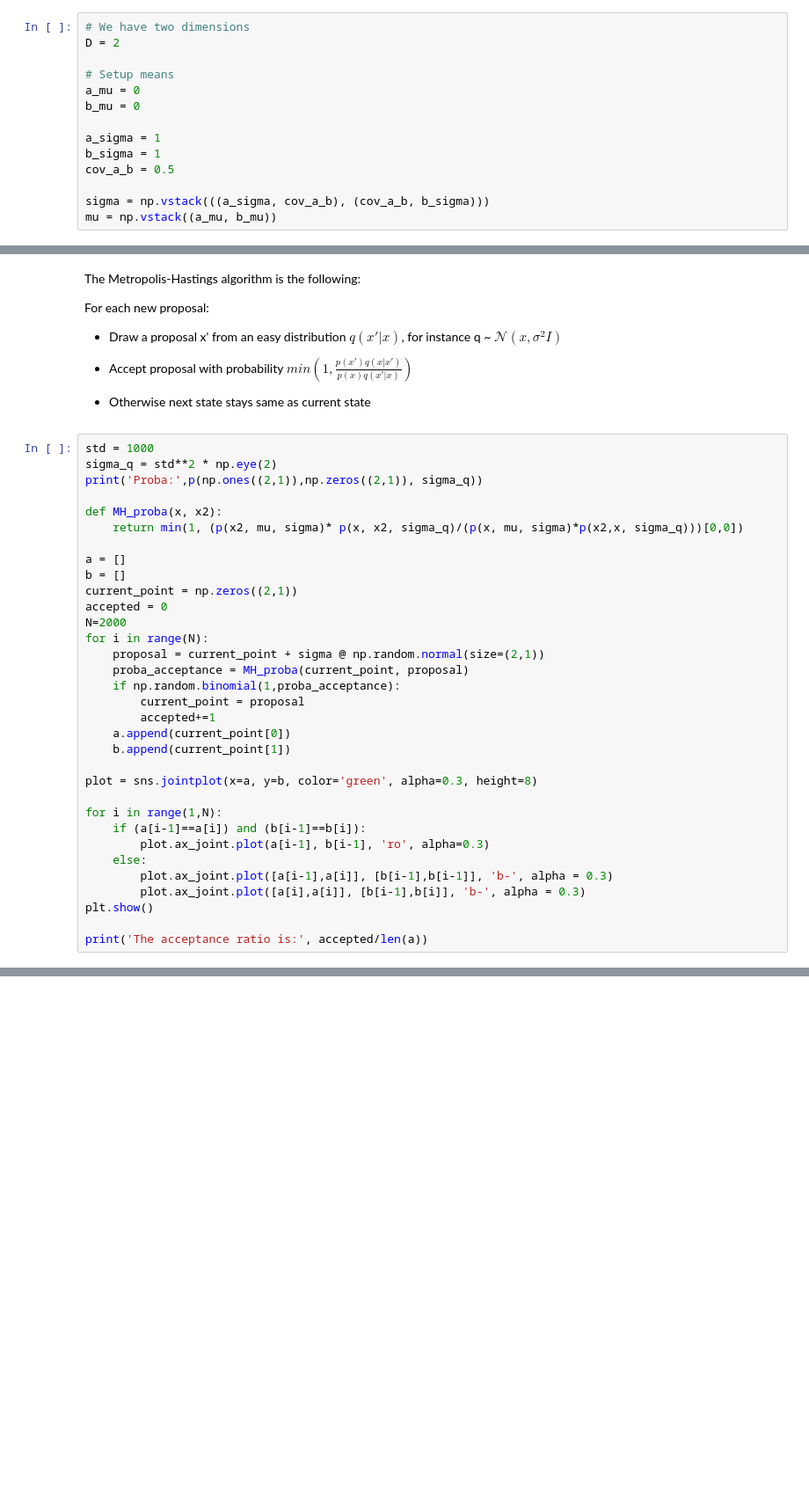
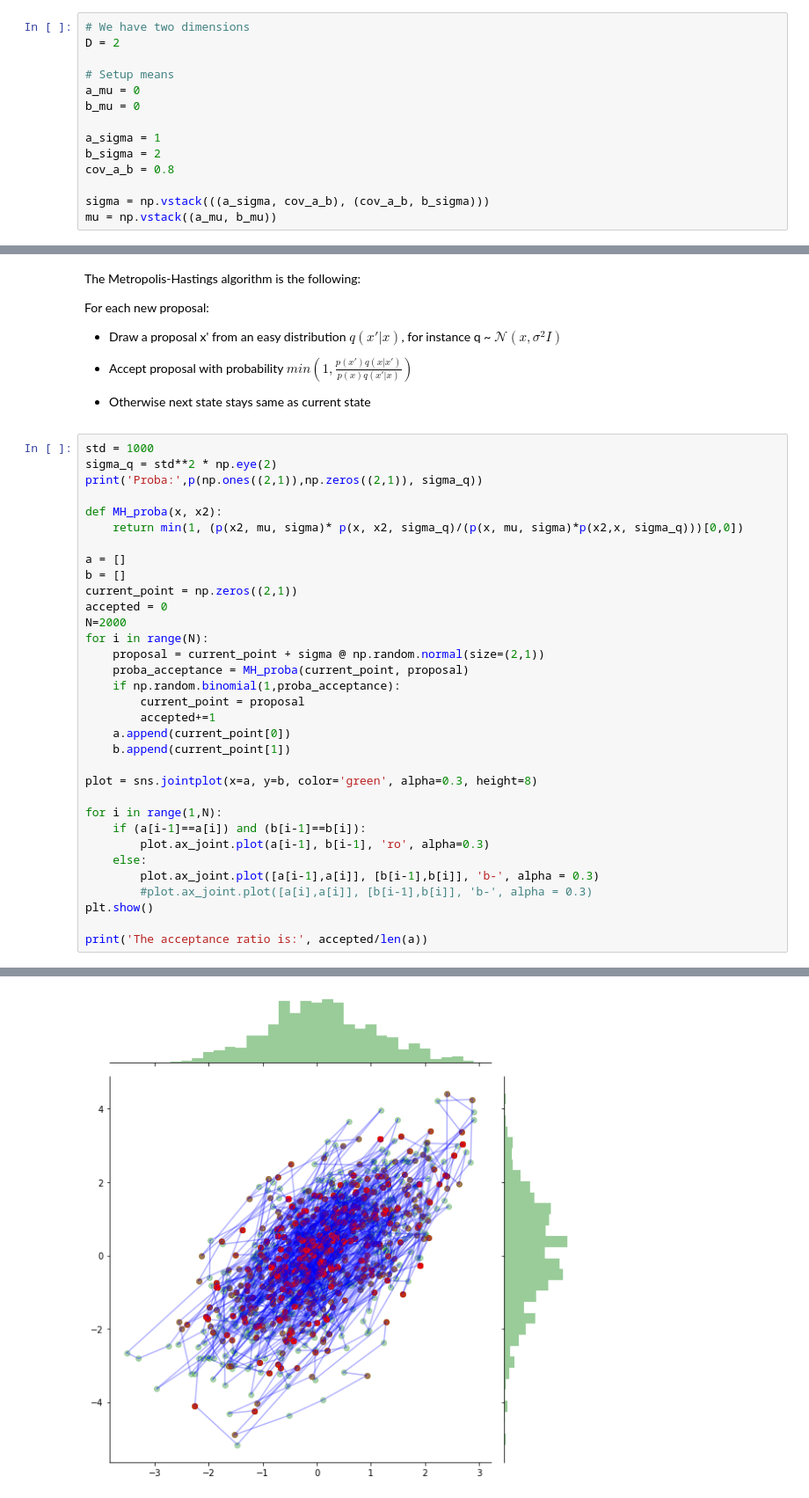
Before and after one commit to aymeric-roucher/Experiments, a Jupyter notebook: Samplings.ipynb, the cells around one changed output, grey strips where cells are left out. Shown at 88% size. Cells and saved outputs as stored; diff of their text form; blank space fills up the shorter version.

```diff
--- a/Samplings.ipynb
+++ b/Samplings.ipynb
@@ -14,8 +14,8 @@ a_mu = 0
 b_mu = 0
 
 a_sigma = 1
-b_sigma = 1
-cov_a_b = 0.5
+b_sigma = 2
+cov_a_b = 0.8
 
 sigma = np.vstack(((a_sigma, cov_a_b), (cov_a_b, b_sigma)))
 mu = np.vstack((a_mu, b_mu))
@@ -113,8 +111,8 @@ for i in range(1,N):
     if (a[i-1]==a[i]) and (b[i-1]==b[i]):
         plot.ax_joint.plot(a[i-1], b[i-1], 'ro', alpha=0.3)
     else:
-        plot.ax_joint.plot([a[i-1],a[i]], [b[i-1],b[i-1]], 'b-', alpha = 0.3)
-        plot.ax_joint.plot([a[i],a[i]], [b[i-1],b[i]], 'b-', alpha = 0.3)
+        plot.ax_joint.plot([a[i-1],a[i]], [b[i-1],b[i]], 'b-', alpha = 0.3)
+        #plot.ax_joint.plot([a[i],a[i]], [b[i-1],b[i]], 'b-', alpha = 0.3)
 plt.show()
 
 print('The acceptance ratio is:', accepted/len(a))
@@ -124,0 +121 @@ Proba: [[1.59154784e-07]]
+[figure, added]
```
Also changed, not shown: parts of 7 cells of this notebook, 1 other file.
